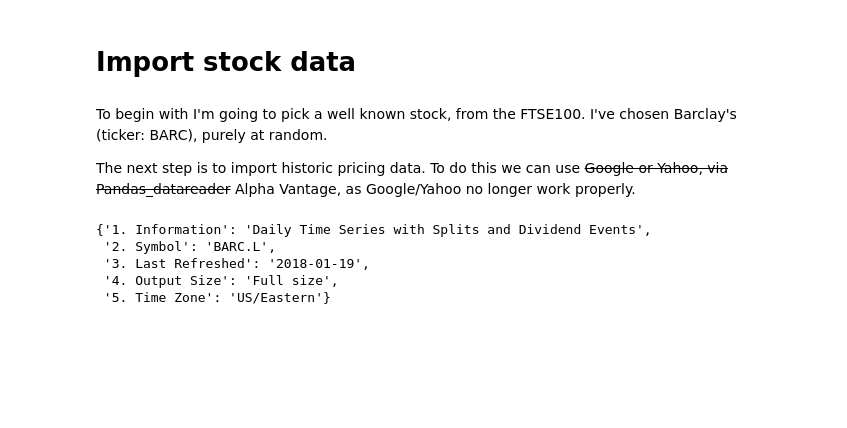
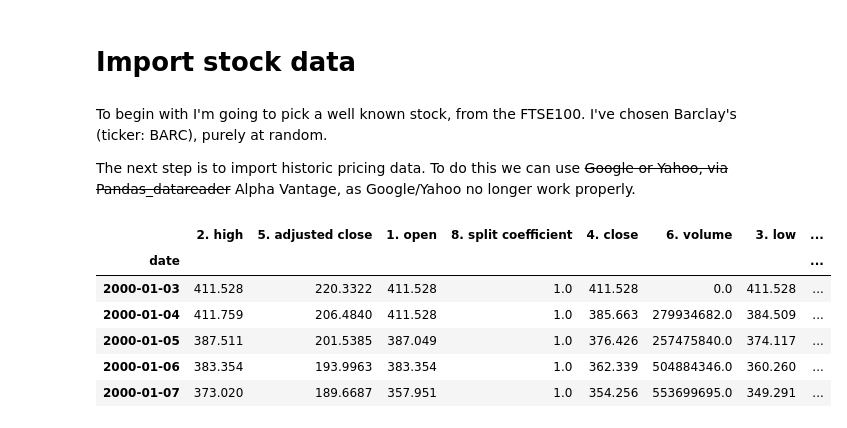
Before and after one commit to rick-62/Stock-Picker, a Jupyter notebook: initial_analysis.ipynb, the cells around one changed output. Cells and saved outputs as stored; diff of their text form; code cells hidden in the pictures; blank space fills up the shorter version.

```diff
--- a/initial_analysis.ipynb
+++ b/initial_analysis.ipynb
@@ -13,11 +13,13 @@ key = my_api.key
 ts = TimeSeries(key=key, output_format='pandas')
 # %%
 data, meta_data = ts.get_daily_adjusted(symbol='BARC.L', outputsize='full')
-# %%
-meta_data
-# %% [output]
-{'1. Information': 'Daily Time Series with Splits and Dividend Events',
- '2. Symbol': 'BARC.L',
- '3. Last Refreshed': '2018-01-19',
- '4. Output Size': 'Full size',
- '5. Time Zone': 'US/Eastern'}
+# %%
+data.head()
+# %% [output]
+|  | 2. high | 5. adjusted close | 1. open | 8. split coefficient | 4. close | 6. volume | 3. low | ... |
+| date |  |  |  |  |  |  |  | ... |
+| 2000-01-03 | 411.528 | 220.3322 | 411.528 | 1.0 | 411.528 | 0.0 | 411.528 | ... |
+| 2000-01-04 | 411.759 | 206.4840 | 411.528 | 1.0 | 385.663 | 279934682.0 | 384.509 | ... |
+| 2000-01-05 | 387.511 | 201.5385 | 387.049 | 1.0 | 376.426 | 257475840.0 | 374.117 | ... |
+| 2000-01-06 | 383.354 | 193.9963 | 383.354 | 1.0 | 362.339 | 504884346.0 | 360.260 | ... |
+| 2000-01-07 | 373.020 | 189.6687 | 357.951 | 1.0 | 354.256 | 553699695.0 | 349.291 | ... |
```
Also changed, not shown: parts of 10 cells of this notebook.
